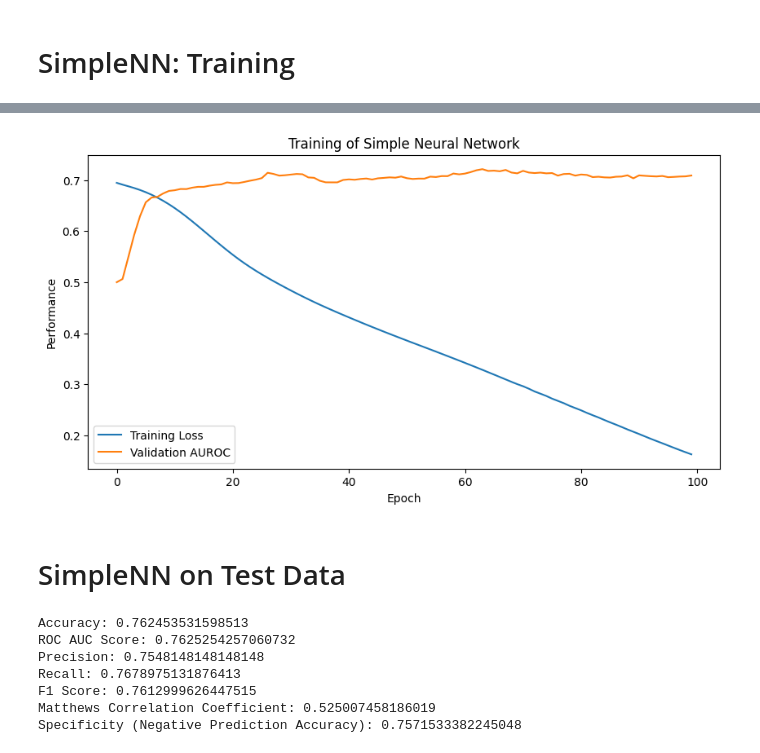
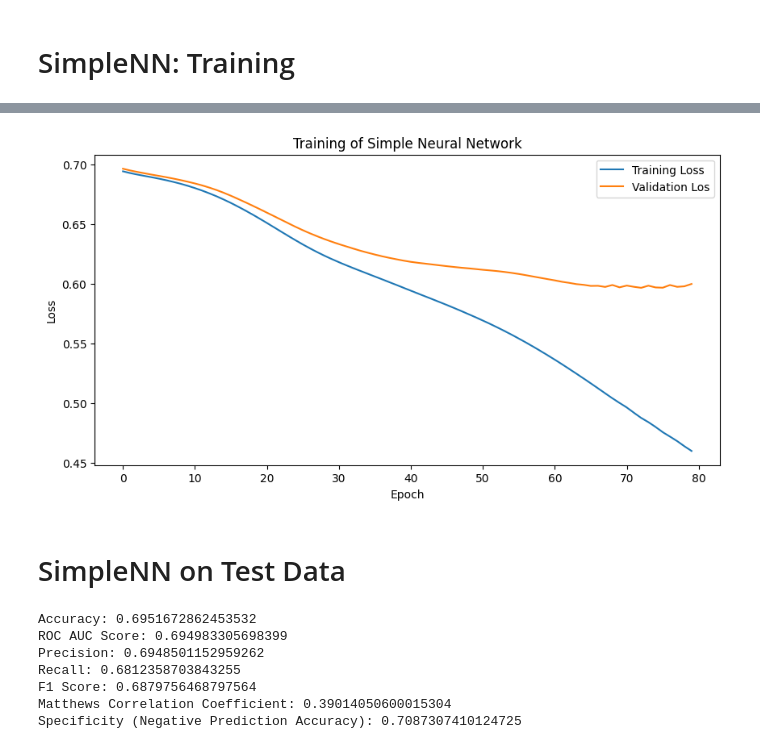
Before and after one commit to ronnichang/herg, a Jupyter notebook: herg_simplenet_karim.ipynb, the cells around one changed output, grey strips where cells are left out. Cells and saved outputs as stored; diff of their text form; code cells hidden in the pictures.

```diff
--- a/herg_simplenet_karim.ipynb
+++ b/herg_simplenet_karim.ipynb
@@ -56,9 +71,8 @@ data_split['test'].head(10)
 # %%
 from features import smiles_to_fp
 
-# Prepare the data
-def prepare_data(df):
-    df['features'] = df['Drug'].apply(lambda x: smiles_to_fp(x))
+def prepare_data(df, num_features=1024):
+    df['features'] = df['Drug'].apply(lambda x: smiles_to_fp(x, num_bits=num_features))
     X = list(df['features'])
     y = df['Y'].values
     return X, y
@@ -114,10 +128,10 @@ import torch.nn as nn
 import torch.optim as optim
 
 class SimpleNN(nn.Module):
-    def __init__(self):
+    def __init__(self, num_features):
         super(SimpleNN, self).__init__()
         self.layers = nn.Sequential(
-            nn.Linear(1024, 64),  # Assuming input features size of 1024
+            nn.Linear(num_features, 64),  # Assuming input features size of 1024
             nn.ReLU(),
             nn.Linear(64, 64),
             nn.ReLU(),
@@ -150,12 +164,13 @@ def train_epoch(model, X_train, y_train, optimizer, criterion):
 # %%
 from evaluate import eval
 
-def eval_model(model, X_test, y_test, verbose=False):
+def eval_model(model, X_test, y_test, criterion, verbose=False):
     model.eval()
 
     # Disable gradient computation for testing (saves memory and computations)
     with torch.no_grad():
         outputs = model(X_test)
+    loss = criterion(outputs, y_test)
 
     # Convert outputs to predicted classes
     # For binary classification with a single output unit
@@ -165,9 +180,12 @@ def eval_model(model, X_test, y_test, verbose=False):
     predictions = predictions.cpu().numpy()
     y_test = y_test.cpu().numpy()
 
-    return eval(y_test, predictions, verbose=verbose)
+    return {
+        'loss': loss,
+        'accuracy': eval(y_test, predictions, verbose=verbose),
+    }
 # %%
-nn_model = SimpleNN()
+nn_model = SimpleNN(num_features=num_features)
 nn_optimizer = optim.Adam(nn_model.parameters(), lr=0.001)
 
 X_train = torch.tensor(X_train, dtype=torch.float32)  # Convert features to a float Tensor
@@ -176,13 +194,13 @@ X_valid = torch.tensor(X_valid, dtype=torch.float32)  # Convert features to a fl
 y_valid = torch.tensor(y_valid, dtype=torch.float32).unsqueeze(1)  # Convert labels to a float Tensor
 
 # Train the model
-num_epochs = 100
-total_losses = []
-total_auc = []
+num_epochs = 80
+total_train_losses = []
+total_valid_losses = []
 for epoch in range(num_epochs):
     train_loss = train_epoch(nn_model, X_train, y_train, nn_optimizer, nn_loss_func)
-    valid_metrics = eval_model(nn_model, X_valid, y_valid)
-    total_losses.append(train_loss)
-    total_auc.append(valid_metrics['roc_auc'])
-    print(f"Epoch {epoch}, Train Loss: {train_loss:.4f}, Validation AUC: {valid_metrics['roc_auc']}")
+    valid_result = eval_model(nn_model, X_valid, y_valid, nn_loss_func)
+    total_train_losses.append(train_loss)
+    total_valid_losses.append(valid_result['loss'])
+    print(f"Epoch {epoch}, Train Loss: {train_loss:.4f}, Validation Loss: {valid_result['loss']}")
 # %% [output]
@@ -206,33 +224,33 @@ Epoch 99, Train Loss: 0.1626, Validation AUC: 0.7091594712717195
 # %%
 import matplotlib.pyplot as plt
 
 # Converting tensors to lists of scalars
-total_losses = [x.item() for x in total_losses]
-total_auc = [x.item() for x in total_auc]
+visual_train_losses = [x.item() for x in total_train_losses]
+visual_valid_losses = [x.item() for x in total_valid_losses]
 
 # Plotting the values
 plt.figure(figsize=(10, 5))
-plt.plot(total_losses, label='Training Loss')
-plt.plot(total_auc, label='Validation AUROC')
+plt.plot(visual_train_losses, label='Training Loss')
+plt.plot(visual_valid_losses, label='Validation Los')
 plt.title('Training of Simple Neural Network')
 plt.xlabel('Epoch')
-plt.ylabel('Performance')
+plt.ylabel('Loss')
 plt.legend()
 plt.show()
 # %% [output]
-[figure, old version]
+[figure, new version]
 # %% [markdown]
 # SimpleNN on Test Data
 # %%
 # convert to tensor
 X_test = torch.tensor(X_test, dtype=torch.float32)
 y_test = torch.tensor(y_test, dtype=torch.float32).unsqueeze(1)  # Convert to tensor and ensure correct shape
-result = eval_model(nn_model, X_test, y_test, verbose=True)
+result = eval_model(nn_model, X_test, y_test, nn_loss_func, verbose=True)
 # %% [output]
-Accuracy: 0.762453531598513
-ROC AUC Score: 0.7625254257060732
-Precision: 0.7548148148148148
-Recall: 0.7678975131876413
-F1 Score: 0.7612999626447515
-Matthews Correlation Coefficient: 0.525007458186019
-Specificity (Negative Prediction Accuracy): 0.7571533382245048
+Accuracy: 0.6951672862453532
+ROC AUC Score: 0.694983305698399
+Precision: 0.6948501152959262
+Recall: 0.6812358703843255
+F1 Score: 0.6879756468797564
+Matthews Correlation Coefficient: 0.39014050600015304
+Specificity (Negative Prediction Accuracy): 0.7087307410124725
```
Also changed, not shown: parts of 6 cells of this notebook, 2 other files.
